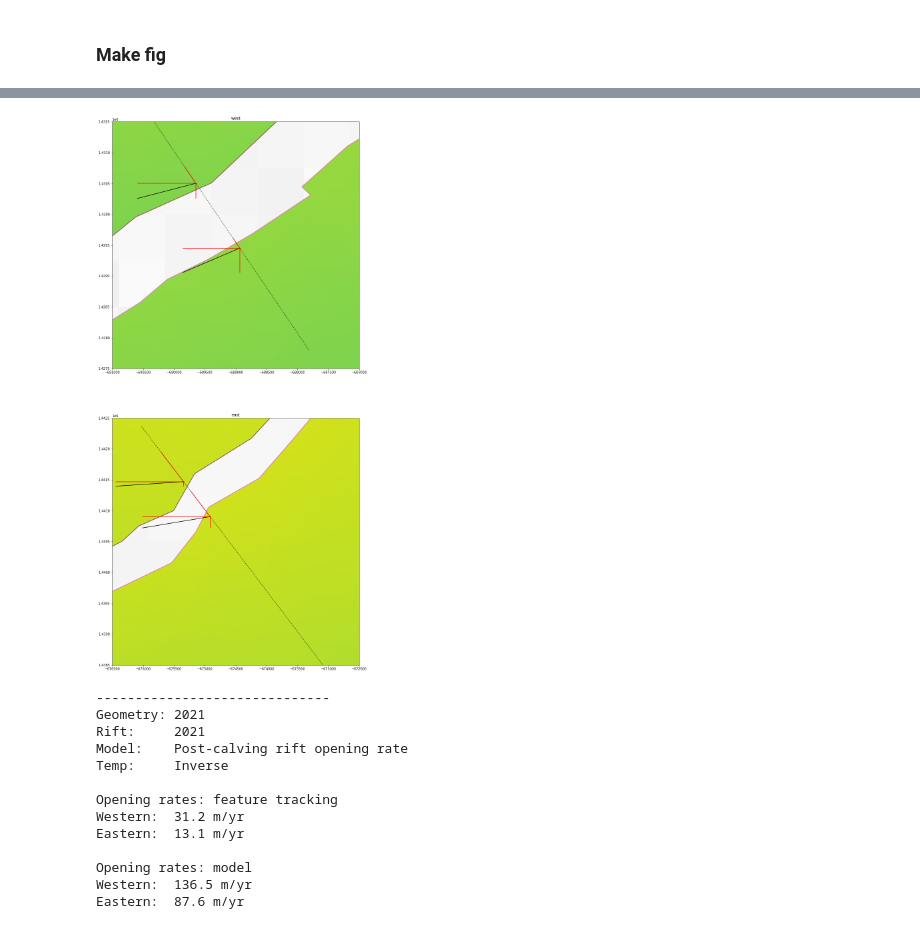
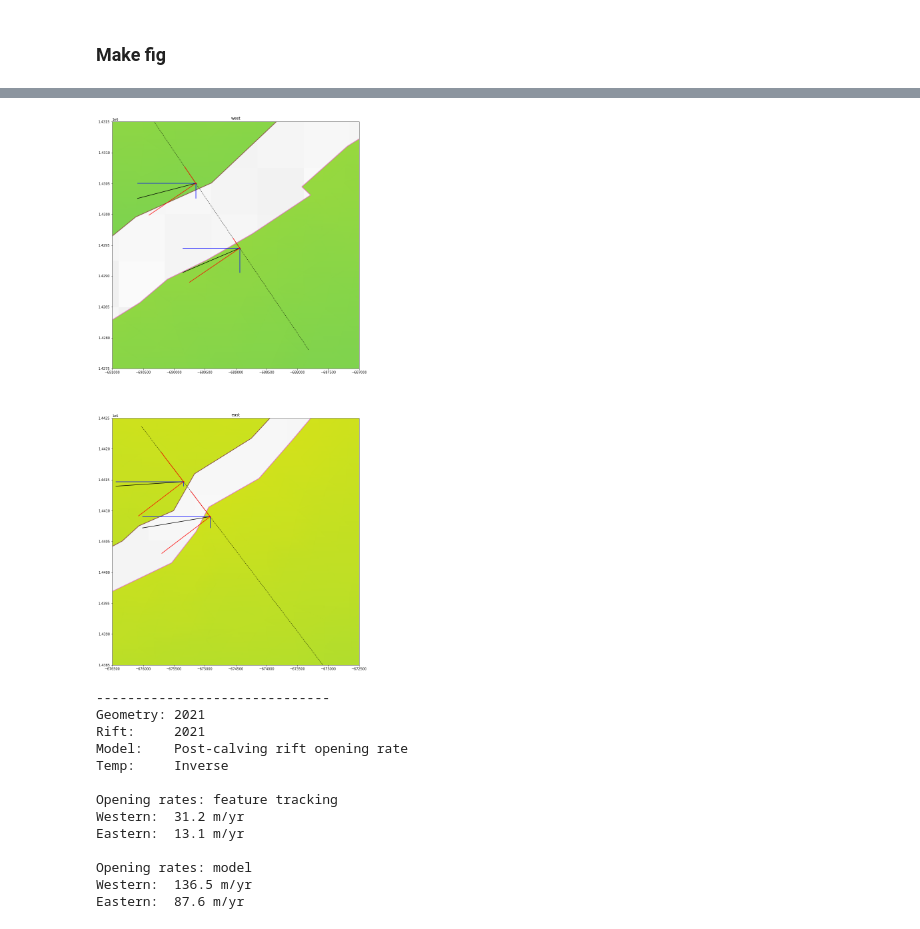
Before and after one commit to ram21ARC/IcePack_Brunt, a Jupyter notebook: d03_post_calving/05_brunt_inverse_2021_e5_0.ipynb, the cells around one changed output, grey strips where cells are left out. Cells and saved outputs as stored; diff of their text form; code cells hidden in the pictures.

Commit message:
post-calving inverse model 253k

```diff
--- a/d03_post_calving/05_brunt_inverse_2021_e5_0.ipynb
+++ b/d03_post_calving/05_brunt_inverse_2021_e5_0.ipynb
@@ -513,15 +605,15 @@ axes[0].plot([w_s_x_2021,w_s_x_2021+vw_s_2021[0]],[w_s_y_2021,w_s_y_2021+vw_s_20
 axes[1].plot([e_n_x_2021,e_n_x_2021+ve_n_2021[0]],[e_n_y_2021,e_n_y_2021+ve_n_2021[1]],color='k')
 axes[1].plot([e_s_x_2021,e_s_x_2021+ve_s_2021[0]],[e_s_y_2021,e_s_y_2021+ve_s_2021[1]],color='k')
 
-axes[0].plot([w_n_x_2021,w_n_x_2021+0],[w_n_y_2021,w_n_y_2021+vw_n_2021[1]],color='r')
-axes[0].plot([w_s_x_2021,w_s_x_2021+0],[w_s_y_2021,w_s_y_2021+vw_s_2021[1]],color='r')
-axes[1].plot([e_n_x_2021,e_n_x_2021+0],[e_n_y_2021,e_n_y_2021+ve_n_2021[1]],color='r')
-axes[1].plot([e_s_x_2021,e_s_x_2021+0],[e_s_y_2021,e_s_y_2021+ve_s_2021[1]],color='r')
+axes[0].plot([w_n_x_2021,w_n_x_2021+0],[w_n_y_2021,w_n_y_2021+vw_n_2021[1]],color='b')
+axes[0].plot([w_s_x_2021,w_s_x_2021+0],[w_s_y_2021,w_s_y_2021+vw_s_2021[1]],color='b')
+axes[1].plot([e_n_x_2021,e_n_x_2021+0],[e_n_y_2021,e_n_y_2021+ve_n_2021[1]],color='b')
+axes[1].plot([e_s_x_2021,e_s_x_2021+0],[e_s_y_2021,e_s_y_2021+ve_s_2021[1]],color='b')
 
-axes[0].plot([w_n_x_2021,w_n_x_2021+vw_n_2021[0]],[w_n_y_2021,w_n_y_2021+0],color='r')
-axes[0].plot([w_s_x_2021,w_s_x_2021+vw_s_2021[0]],[w_s_y_2021,w_s_y_2021+0],color='r')
-axes[1].plot([e_n_x_2021,e_n_x_2021+ve_n_2021[0]],[e_n_y_2021,e_n_y_2021+0],color='r')
-axes[1].plot([e_s_x_2021,e_s_x_2021+ve_s_2021[0]],[e_s_y_2021,e_s_y_2021+0],color='r')
+axes[0].plot([w_n_x_2021,w_n_x_2021+vw_n_2021[0]],[w_n_y_2021,w_n_y_2021+0],color='b')
+axes[0].plot([w_s_x_2021,w_s_x_2021+vw_s_2021[0]],[w_s_y_2021,w_s_y_2021+0],color='b')
+axes[1].plot([e_n_x_2021,e_n_x_2021+ve_n_2021[0]],[e_n_y_2021,e_n_y_2021+0],color='b')
+axes[1].plot([e_s_x_2021,e_s_x_2021+ve_s_2021[0]],[e_s_y_2021,e_s_y_2021+0],color='b')
 
 #model
 vw_n_2021_angle = (math.atan(vw_n_2021[1]/vw_n_2021[0]))
@@ -534,6 +626,13 @@ ft_vw_n_2021_angle = (math.atan(ft_vw_n_2021[1]/ft_vw_n_2021[0]))
 ft_vw_s_2021_angle = (math.atan(ft_vw_s_2021[1]/ft_vw_s_2021[0]))
 ft_ve_n_2021_angle = (math.atan(ft_ve_n_2021[1]/ft_ve_n_2021[0]))
 ft_ve_s_2021_angle = (math.atan(ft_ve_s_2021[1]/ft_ve_s_2021[0]))
+
+print('-----------')
+print(math.degrees(vw_n_2021_angle))
+print(math.degrees(vw_s_2021_angle))
+print(math.degrees(ve_n_2021_angle))
+print(math.degrees(ve_s_2021_angle))
+print('-----------')
 
 #model
 vw_n_2021_offset = abs(-90-math.degrees(vw_n_2021_angle) - math.degrees(west_angle))
@@ -589,17 +688,43 @@ vw_s_2021_perp = vw_s_2021_tot * math.cos(math.radians(vw_s_2021_offset))
 ve_n_2021_perp = ve_n_2021_tot * math.cos(math.radians(ve_n_2021_offset))
 ve_s_2021_perp = ve_s_2021_tot * math.cos(math.radians(ve_s_2021_offset))
 
+vw_n_2021_para = vw_n_2021_tot * math.sin(math.radians(vw_n_2021_offset))
+vw_s_2021_para = vw_s_2021_tot * math.sin(math.radians(vw_s_2021_offset))
+ve_n_2021_para = ve_n_2021_tot * math.sin(math.radians(ve_n_2021_offset))
+ve_s_2021_para = ve_s_2021_tot * math.sin(math.radians(ve_s_2021_offset))
+
 #ft
 ft_vw_n_2021_perp = ft_vw_n_2021_tot * math.cos(math.radians(ft_vw_n_2021_offset))
 ft_vw_s_2021_perp = ft_vw_s_2021_tot * math.cos(math.radians(ft_vw_s_2021_offset))
 ft_ve_n_2021_perp = ft_ve_n_2021_tot * math.cos(math.radians(ft_ve_n_2021_offset))
 ft_ve_s_2021_perp = ft_ve_s_2021_tot * math.cos(math.radians(ft_ve_s_2021_offset))
 
+ft_vw_n_2021_para = ft_vw_n_2021_tot * math.cos(math.radians(ft_vw_n_2021_offset))
+ft_vw_s_2021_para = ft_vw_s_2021_tot * math.cos(math.radians(ft_vw_s_2021_offset))
+ft_ve_n_2021_para = ft_ve_n_2021_tot * math.cos(math.radians(ft_ve_n_2021_offset))
+ft_ve_s_2021_para = ft_ve_s_2021_tot * math.cos(math.radians(ft_ve_s_2021_offset))
 
 print("west,   seaward v_perp: "+str(round(vw_n_2021_perp,1))+" m/yr")
 print("west,  landward v_perp: "+str(round(vw_s_2021_perp,1))+" m/yr")
 print("east,   seaward v_perp: "+str(round(ve_n_2021_perp,1))+" m/yr")
 print("east,  landward v_perp: "+str(round(ve_s_2021_perp,1))+" m/yr")
+print("")
+print("west,   seaward v_para: "+str(round(vw_n_2021_para,1))+" m/yr")
+print("west,  landward v_para: "+str(round(vw_s_2021_para,1))+" m/yr")
+print("east,   seaward v_para: "+str(round(ve_n_2021_para,1))+" m/yr")
+print("east,  landward v_para: "+str(round(ve_s_2021_para,1))+" m/yr")
+print("")
+
+#velocity components sanity check
+vw_n_2021_check = np.sqrt((vw_n_2021_perp**2)+(vw_n_2021_para**2))
+vw_s_2021_check = np.sqrt((vw_s_2021_perp**2)+(vw_s_2021_para**2))
+ve_n_2021_check = np.sqrt((ve_n_2021_perp**2)+(ve_n_2021_para**2))
+ve_s_2021_check = np.sqrt((ve_s_2021_perp**2)+(ve_s_2021_para**2))
+
+print("west,  seaward v_check: "+str(round(vw_n_2021_check,1))+" m/yr (difference: "+str(round(vw_n_2021_tot-vw_n_2021_check,1))+"m/yr)")
+print("west, landward v_check: "+str(round(vw_s_2021_check,1))+" m/yr (difference: "+str(round(vw_s_2021_tot-vw_s_2021_check,1))+"m/yr)")
+print("east,  seaward v_check: "+str(round(ve_n_2021_check,1))+" m/yr (difference: "+str(round(ve_n_2021_tot-ve_n_2021_check,1))+"m/yr)")
+print("east, landward v_check: "+str(round(ve_s_2021_check,1))+" m/yr (difference: "+str(round(ve_s_2021_tot-ve_s_2021_check,1))+"m/yr)")
 print("")
 
 axes[0].plot([w_n_x_2021,w_n_x_2021+(vw_n_2021_perp*math.sin(west_angle))],[w_n_y_2021,w_n_y_2021+(vw_n_2021_perp*math.cos(west_angle))],color='r')
@@ -607,10 +732,20 @@ axes[0].plot([w_s_x_2021,w_s_x_2021+(vw_s_2021_perp*math.sin(west_angle))],[w_s_
 axes[1].plot([e_n_x_2021,e_n_x_2021+(ve_n_2021_perp*math.sin(east_angle))],[e_n_y_2021,e_n_y_2021+(ve_n_2021_perp*math.cos(east_angle))],color='r')
 axes[1].plot([e_s_x_2021,e_s_x_2021+(ve_s_2021_perp*math.sin(east_angle))],[e_s_y_2021,e_s_y_2021+(ve_s_2021_perp*math.cos(east_angle))],color='r')
 
+axes[0].plot([w_n_x_2021,w_n_x_2021-(vw_n_2021_para*math.cos(west_angle))],[w_n_y_2021,w_n_y_2021+(vw_n_2021_para*math.sin(west_angle))],color='r')
+axes[0].plot([w_s_x_2021,w_s_x_2021-(vw_s_2021_para*math.cos(west_angle))],[w_s_y_2021,w_s_y_2021+(vw_s_2021_para*math.sin(west_angle))],color='r')
+axes[1].plot([e_n_x_2021,e_n_x_2021-(ve_n_2021_para*math.cos(east_angle))],[e_n_y_2021,e_n_y_2021+(ve_n_2021_para*math.sin(east_angle))],color='r')
+axes[1].plot([e_s_x_2021,e_s_x_2021-(ve_s_2021_para*math.cos(east_angle))],[e_s_y_2021,e_s_y_2021+(ve_s_2021_para*math.sin(east_angle))],color='r')
+
+
+
 #difference across rift
-#model
+#model open
 vdiffw_2021 = vw_n_2021_perp - vw_s_2021_perp
 vdiffe_2021 = ve_n_2021_perp - ve_s_2021_perp
+#model shear
+vshearw_2021 = vw_n_2021_para - vw_s_2021_para
+vsheare_2021 = ve_n_2021_para - ve_s_2021_para
 
 #ft
 ft_vdiffw_2021 = ft_vw_n_2021_perp - ft_vw_s_2021_perp
@@ -618,6 +753,16 @@ ft_vdiffe_2021 = ft_ve_n_2021_perp - ft_ve_s_2021_perp
 
 print("Western opening rate: "+str(round(vdiffw_2021,1))+" m/yr")
 print("Eastern opening rate: "+str(round(vdiffe_2021,1))+" m/yr")
+print("")
+print("Western shear rate: "+str(round(vshearw_2021,1))+" m/yr")
+print("Eastern shear rate: "+str(round(vsheare_2021,1))+" m/yr")
+
+print("")
+print("")
+print("")
+print("blue  - x and y in projection")
+print("black - velocity vector")
+print("red   - rift perpendicular and parallel velocity components")
 
 axes[0].set_title("west")
 axes[0].set_xlim(xcen_w-delta,xcen_w+delta)
@@ -649,4 +794,4 @@ Eastern opening rate: 87.6 m/yr
-[figure, old version]
+[figure, new version]
 # %%
 print("------------------------------")
 print("Geometry: 2021")
```
Also changed, not shown: parts of 20 cells of this notebook.
